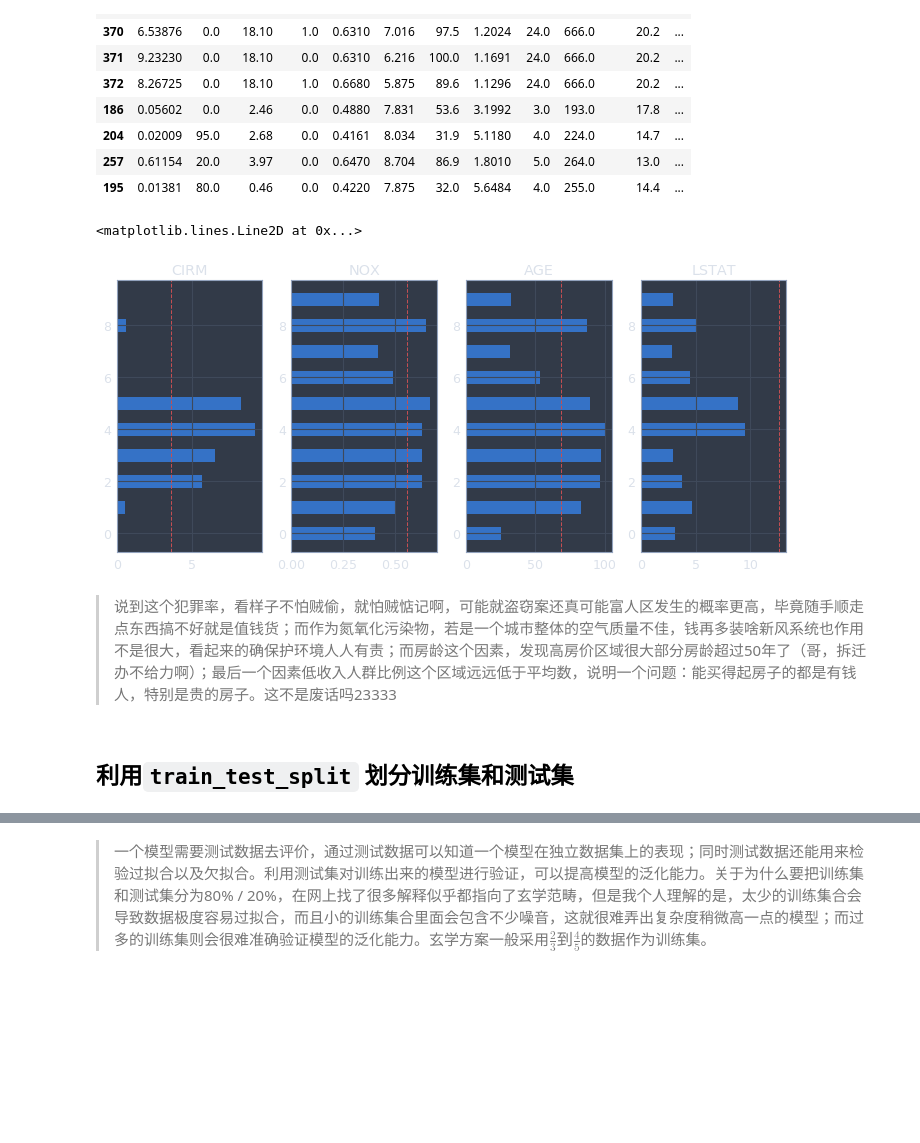
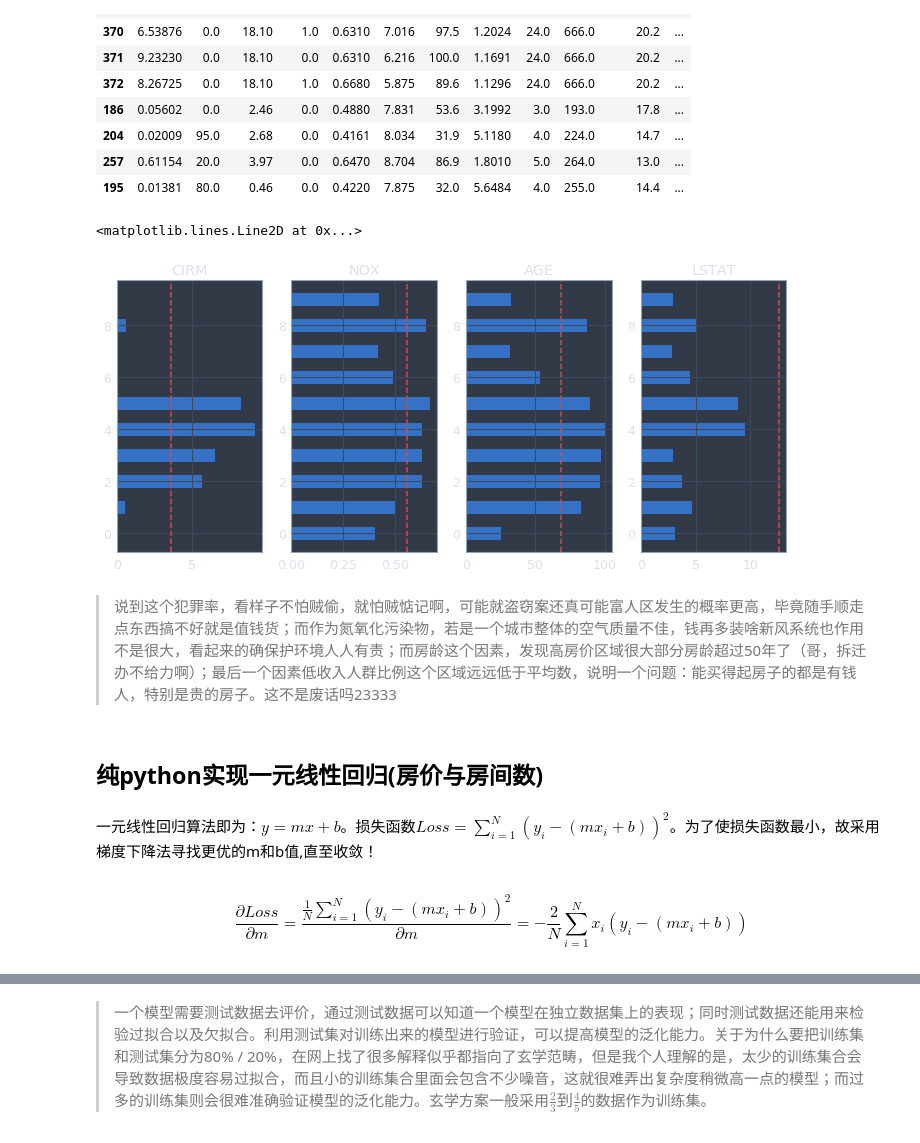
Before and after one commit to zhaoxuyan/Jupyter-Notebook-Projects, a Jupyter notebook: sklearn/boston_house_price.ipynb, the cells around one changed output, grey strips where cells are left out. Saved outputs shown, nothing was run; the diff lists cells and outputs as text; code cells hidden in the pictures; blank space fills up the shorter version.

````diff
--- a/sklearn/boston_house_price.ipynb
+++ b/sklearn/boston_house_price.ipynb
@@ -159,29 +186,33 @@ TOP_10
 # %%
 fig = plt.figure(figsize=(12,5))
 
 ax1 = fig.add_subplot(141)
 plt.title('CIRM')
 plt.barh(np.arange(10), TOP_10.CRIM, height=0.5)
-plt.axvline(x=boston_pd.CRIM.mean(), color='r', ls='--', lw=1)
+plt.axvline(x=boston_pd.CRIM.mean(), color='r', ls='--', lw=1.5)
 
 ax1 = fig.add_subplot(142)
 plt.title('NOX')
 plt.barh(np.arange(10), TOP_10.NOX, height=0.5)
-plt.axvline(x=boston_pd.NOX.mean(), color='r', ls='--', lw=1)
+plt.axvline(x=boston_pd.NOX.mean(), color='r', ls='--', lw=1.5)
 
 ax1 = fig.add_subplot(143)
 plt.title('AGE')
 plt.barh(np.arange(10), TOP_10.AGE, height=0.5)
-plt.axvline(x=boston_pd.AGE.mean(), color='r', ls='--', lw=1)
+plt.axvline(x=boston_pd.AGE.mean(), color='r', ls='--', lw=1.5)
 
 ax1 = fig.add_subplot(144)
 plt.title('LSTAT')
 plt.barh(np.arange(10), TOP_10.LSTAT, height=0.5)
-plt.axvline(x=boston_pd.LSTAT.mean(), color='r', ls='--', lw=1)
+plt.axvline(x=boston_pd.LSTAT.mean(), color='r', ls='--', lw=1.5)
 # %% [output]
 <matplotlib.lines.Line2D at 0x...>
-[figure, old version]
+[figure, new version]
 # %% [markdown]
 > 说到这个犯罪率，看样子不怕贼偷，就怕贼惦记啊，可能就盗窃案还真可能富人区发生的概率更高，毕竟随手顺走点东西搞不好就是值钱货；而作为氮氧化污染物，若是一个城市整体的空气质量不佳，钱再多装啥新风系统也作用不是很大，看起来的确保护环境人人有责；而房龄这个因素，发现高房价区域很大部分房龄超过50年了（哥，拆迁办不给力啊）；最后一个因素低收入人群比例这个区域远远低于平均数，说明一个问题：能买得起房子的都是有钱人，特别是贵的房子。这不是废话吗23333
-# %% [markdown]
-## 利用```train_test_split``` 划分训练集和测试集
+# %% [markdown]
+## 纯python实现一元线性回归(房价与房间数)
+# %% [markdown]
+一元线性回归算法即为：$y=mx+b$。损失函数$Loss=\sum_{i=1}^{N}(y_i-(mx_i+b))^2$。为了使损失函数最小，故采用梯度下降法寻找更优的m和b值,直至收敛！
+# %% [markdown]
+$$\frac{\partial Loss}{\partial m}=\frac{\frac{1}{N}\sum_{i=1}^{N}(y_i-(mx_i+b))^2}{\partial m}=-\frac{2}{N}\sum_{i=1}^{N}x_i(y_i-(mx_i+b))$$
````
Also changed, not shown: parts of 25 cells of this notebook, 2 other files.
